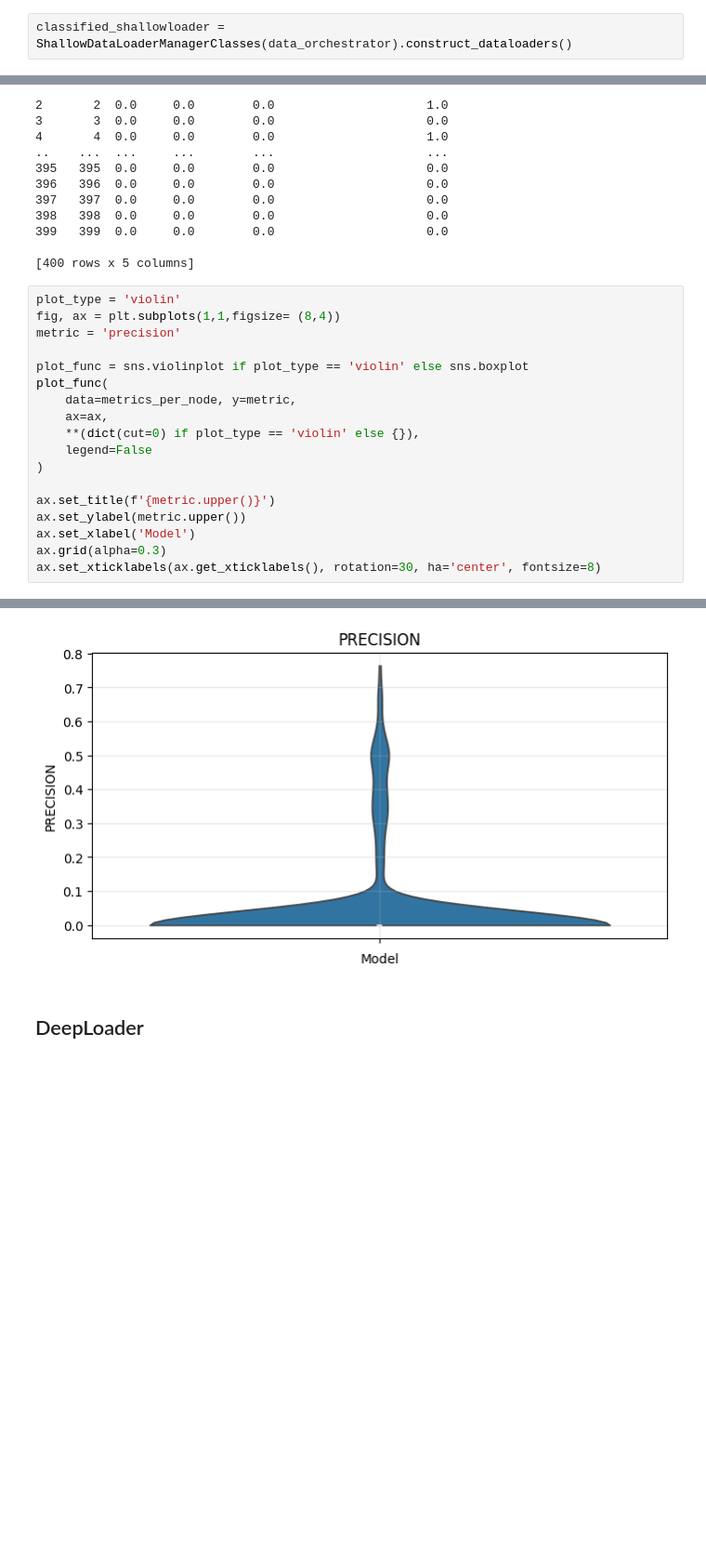
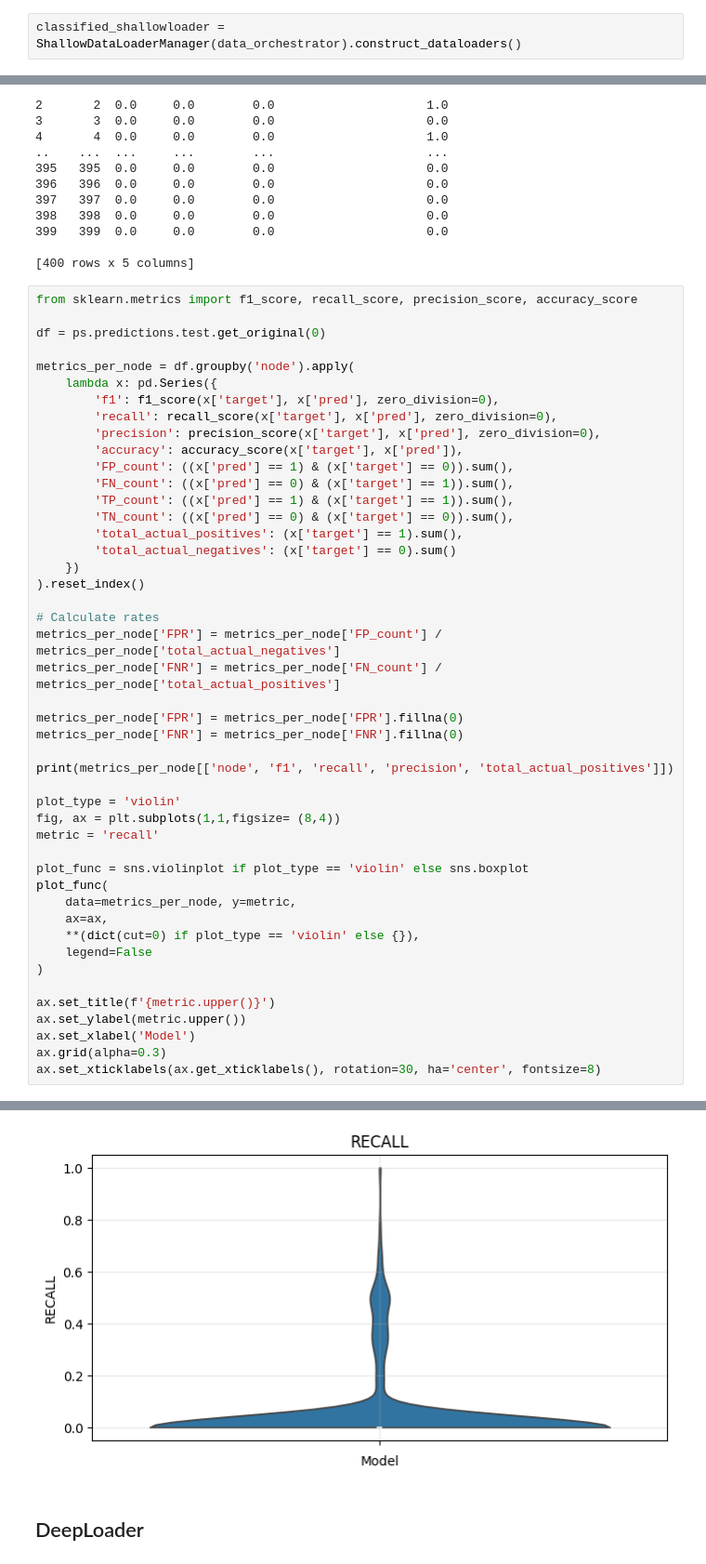
Before and after one commit to stends2001/infectious_disease_gnn, a Jupyter notebook: src/notebooks/measles classifier.ipynb, the cells around one changed output, grey strips where cells are left out. Shown at 93% size. Saved outputs shown, nothing was run; the diff lists cells and outputs as text; blank space fills up the shorter version.

```diff
--- a/src/notebooks/measles classifier.ipynb
+++ b/src/notebooks/measles classifier.ipynb
@@ -140,4 +136,4 @@ class ShallowDataLoaderManagerClasses:
     def __repr__(self):
         return (f"<ShallowDataLoaderManager(dataloaders for {self.dataorchestrator.config.horizon_size} horizons in self.dataloader_collections)>")
 # %%
-classified_shallowloader = ShallowDataLoaderManagerClasses(data_orchestrator).construct_dataloaders()
+classified_shallowloader = ShallowDataLoaderManager(data_orchestrator).construct_dataloaders()
@@ -332,9 +500,37 @@ print(metrics_per_node[['node', 'f1', 'recall', 'precision', 'total_actual_posit
 
 [400 rows x 5 columns]
 # %%
+from sklearn.metrics import f1_score, recall_score, precision_score, accuracy_score
+
+df = ps.predictions.test.get_original(0)
+
+metrics_per_node = df.groupby('node').apply(
+    lambda x: pd.Series({
+        'f1': f1_score(x['target'], x['pred'], zero_division=0),
+        'recall': recall_score(x['target'], x['pred'], zero_division=0),
+        'precision': precision_score(x['target'], x['pred'], zero_division=0),
+        'accuracy': accuracy_score(x['target'], x['pred']),
+        'FP_count': ((x['pred'] == 1) & (x['target'] == 0)).sum(),
+        'FN_count': ((x['pred'] == 0) & (x['target'] == 1)).sum(),
+        'TP_count': ((x['pred'] == 1) & (x['target'] == 1)).sum(),
+        'TN_count': ((x['pred'] == 0) & (x['target'] == 0)).sum(),
+        'total_actual_positives': (x['target'] == 1).sum(),
+        'total_actual_negatives': (x['target'] == 0).sum()
+    })
+).reset_index()
+
+# Calculate rates
+metrics_per_node['FPR'] = metrics_per_node['FP_count'] / metrics_per_node['total_actual_negatives']
+metrics_per_node['FNR'] = metrics_per_node['FN_count'] / metrics_per_node['total_actual_positives']
+
+metrics_per_node['FPR'] = metrics_per_node['FPR'].fillna(0)
+metrics_per_node['FNR'] = metrics_per_node['FNR'].fillna(0)
+
+print(metrics_per_node[['node', 'f1', 'recall', 'precision', 'total_actual_positives']])
+
 plot_type = 'violin'
 fig, ax = plt.subplots(1,1,figsize= (8,4))
-metric = 'precision'
+metric = 'recall'
 
 plot_func = sns.violinplot if plot_type == 'violin' else sns.boxplot
 plot_func(
@@ -354,4 +564,4 @@ ax.set_xticklabels(ax.get_xticklabels(), rotation=30, ha='center', fontsize=8)
-[figure, old version]
+[figure, new version]
 # %% [markdown]
 ## DeepLoader
 # %%
```
Also changed, not shown: parts of 11 cells of this notebook, 2 other files.
